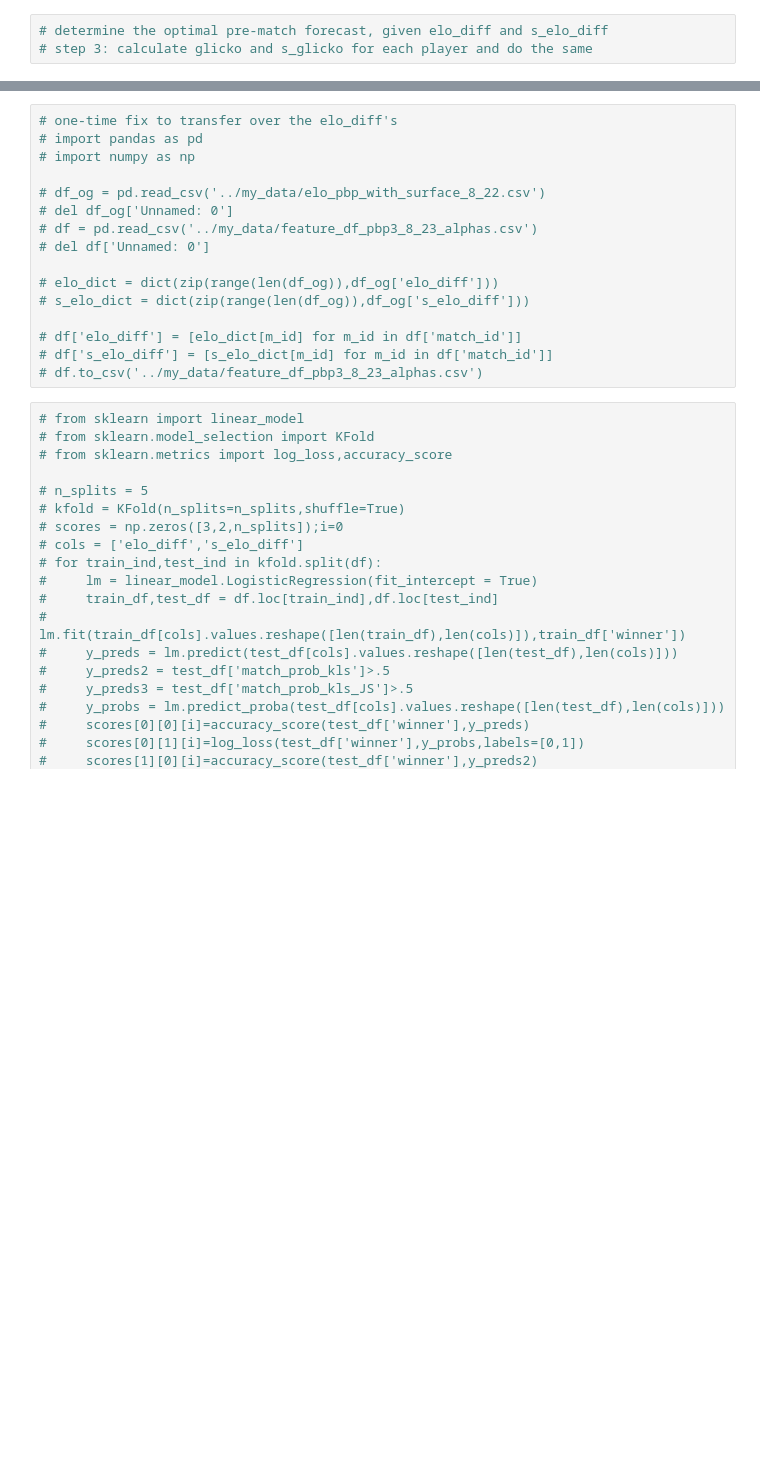
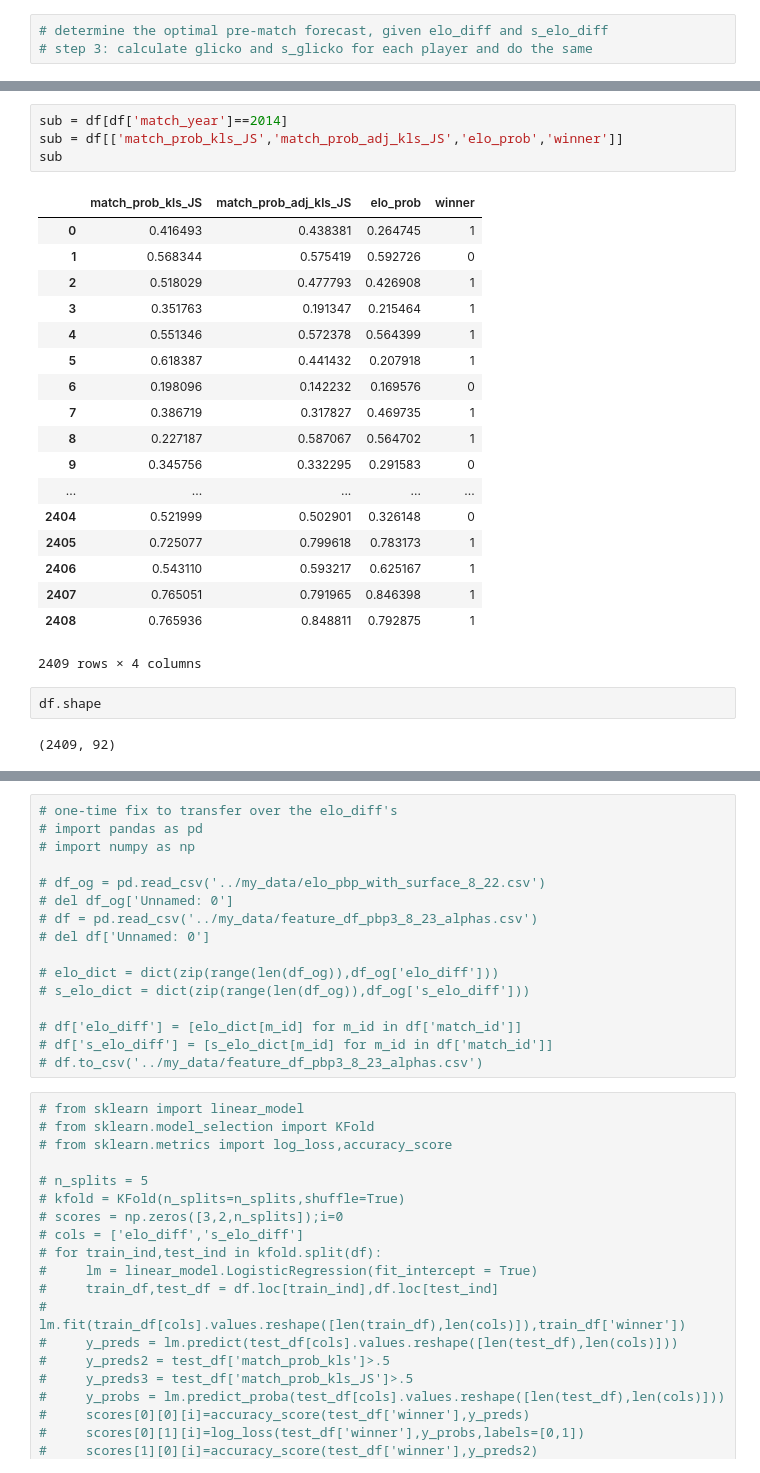
Before and after one commit to jgollub1/pbp_explorations, a Jupyter notebook: Elo Forecasting.ipynb, the cells around one changed output, grey strips where cells are left out. Cells and saved outputs as stored; diff of their text form; blank space fills up the shorter version.

```diff
--- a/Elo Forecasting.ipynb
+++ b/Elo Forecasting.ipynb
@@ -67,0 +76,27 @@ print df.shape
+# %%
+sub = df[df['match_year']==2014]
+sub = df[['match_prob_kls_JS','match_prob_adj_kls_JS','elo_prob','winner']]
+sub
+# %% [output]
+|  | match_prob_kls_JS | match_prob_adj_kls_JS | elo_prob | winner |
+| 0 | 0.416493 | 0.438381 | 0.264745 | 1 |
+| 1 | 0.568344 | 0.575419 | 0.592726 | 0 |
+| 2 | 0.518029 | 0.477793 | 0.426908 | 1 |
+| 3 | 0.351763 | 0.191347 | 0.215464 | 1 |
+| 4 | 0.551346 | 0.572378 | 0.564399 | 1 |
+| 5 | 0.618387 | 0.441432 | 0.207918 | 1 |
+| 6 | 0.198096 | 0.142232 | 0.169576 | 0 |
+| 7 | 0.386719 | 0.317827 | 0.469735 | 1 |
+| 8 | 0.227187 | 0.587067 | 0.564702 | 1 |
+| 9 | 0.345756 | 0.332295 | 0.291583 | 0 |
+| ... | ... | ... | ... | ... |
+| 2404 | 0.521999 | 0.502901 | 0.326148 | 0 |
+| 2405 | 0.725077 | 0.799618 | 0.783173 | 1 |
+| 2406 | 0.543110 | 0.593217 | 0.625167 | 1 |
+| 2407 | 0.765051 | 0.791965 | 0.846398 | 1 |
+| 2408 | 0.765936 | 0.848811 | 0.792875 | 1 |
+2409 rows × 4 columns
+# %%
+df.shape
+# %% [output]
+(2409, 92)
```
Also changed, not shown: parts of 27 cells of this notebook, 23 other files.
